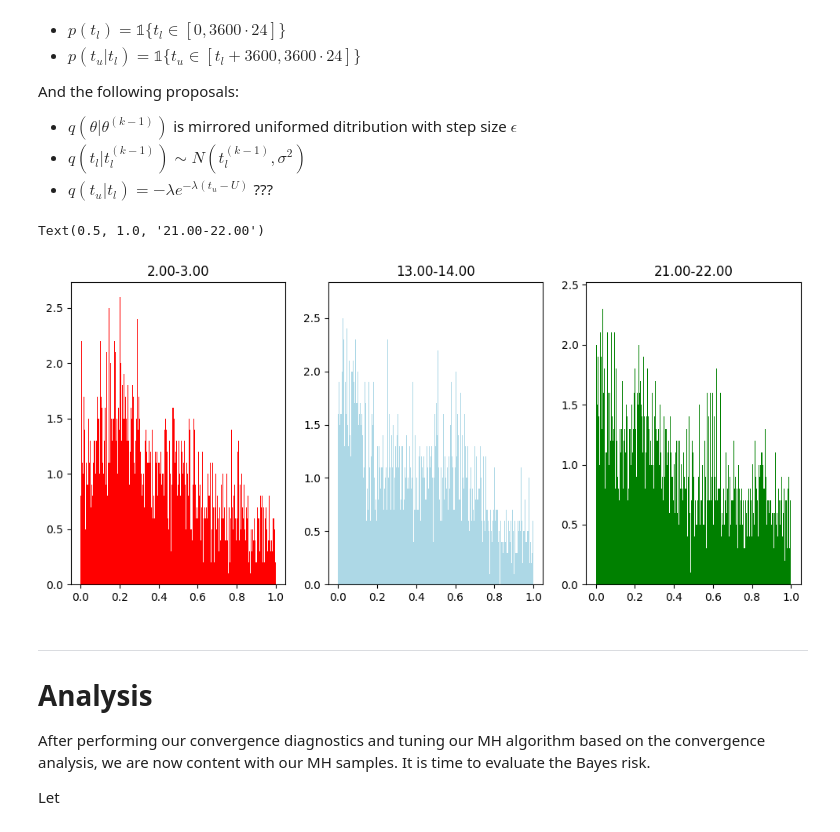
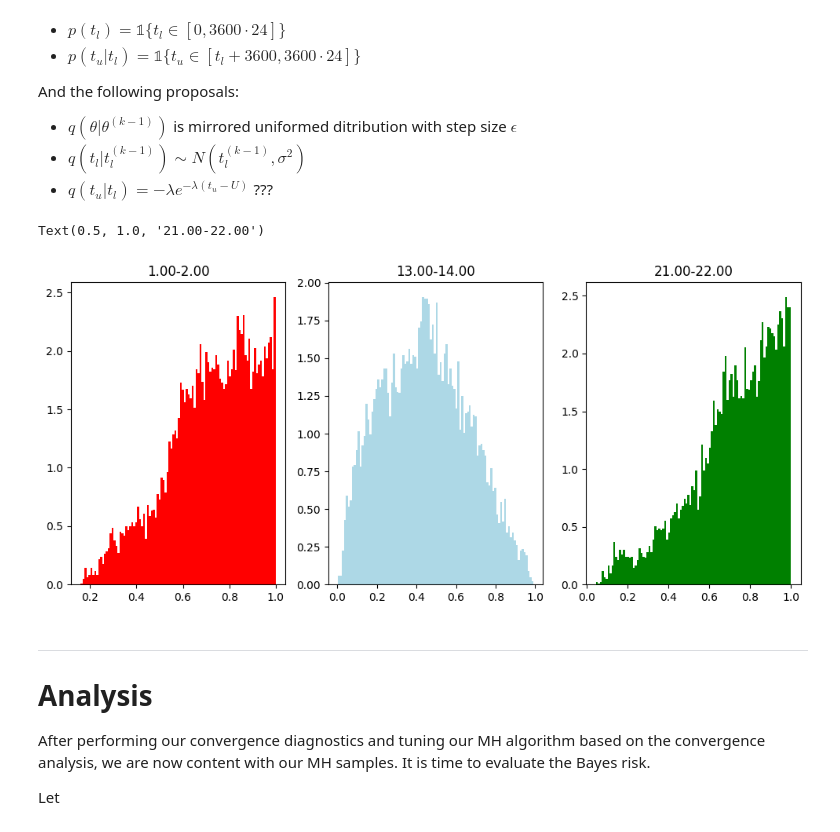
Before and after one commit to leonardodeclara/DD2447-Statistical-Methods-in-Applied-Computer-Science, a Jupyter notebook: Assignment_2/assignment2.ipynb, the cells around one changed output. Cells and saved outputs as stored; diff of their text form; code cells hidden in the pictures.

```diff
--- a/Assignment_2/assignment2.ipynb
+++ b/Assignment_2/assignment2.ipynb
@@ -513,22 +510,22 @@ def metropolis_hastings(num_samples, epsilon, alpha, beta_0,  tl, tu, burn_in=0)
     return samples[burn_in:]
 # %%
 results1 = metropolis_hastings(num_samples=10000, epsilon=0.1,
-                              alpha=1, beta_0=1,  tl=1.0, tu=2.0, burn_in=0)
+                              alpha=1, beta_0=1,  tl=1.0*3600, tu=2.0*3600, burn_in=0)
 results2 = metropolis_hastings(num_samples=10000, epsilon=0.1,
-                              alpha=1, beta_0=1,  tl=13.0, tu=14.0, burn_in=0)
+                              alpha=1, beta_0=1,  tl=13.0*3600, tu=14.0*3600, burn_in=0)
 results3 = metropolis_hastings(num_samples=10000, epsilon=0.1,
-                              alpha=1, beta_0=1,  tl=21.0, tu=22.0, burn_in=0)
+                              alpha=1, beta_0=1,  tl=21.0*3600, tu=22.0*3600, burn_in=0)
 fig, axs = plt.subplots(1, 3, figsize=(12,5))
 axs.flatten()
-axs[0].hist(results1, color='red',bins = 1000, label='MH samples', density = True)
-axs[0].set_title("2.00-3.00")
-axs[1].hist(results2, color='lightblue',bins = 1000, label='MH samples', density = True)
+axs[0].hist(results1, color='red',bins = 100, label='MH samples', density = True)
+axs[0].set_title("1.00-2.00")
+axs[1].hist(results2, color='lightblue',bins = 100, label='MH samples', density = True)
 axs[1].set_title("13.00-14.00")
-axs[2].hist(results3, color='green',bins = 1000, label='MH samples', density = True)
+axs[2].hist(results3, color='green',bins = 100, label='MH samples', density = True)
 axs[2].set_title("21.00-22.00")
 # %% [output]
 Text(0.5, 1.0, '21.00-22.00')
-[figure, old version]
+[figure, new version]
 # %% [markdown]
 ****
 # **Analysis**
```
Also changed, not shown: parts of 3 cells of this notebook.
